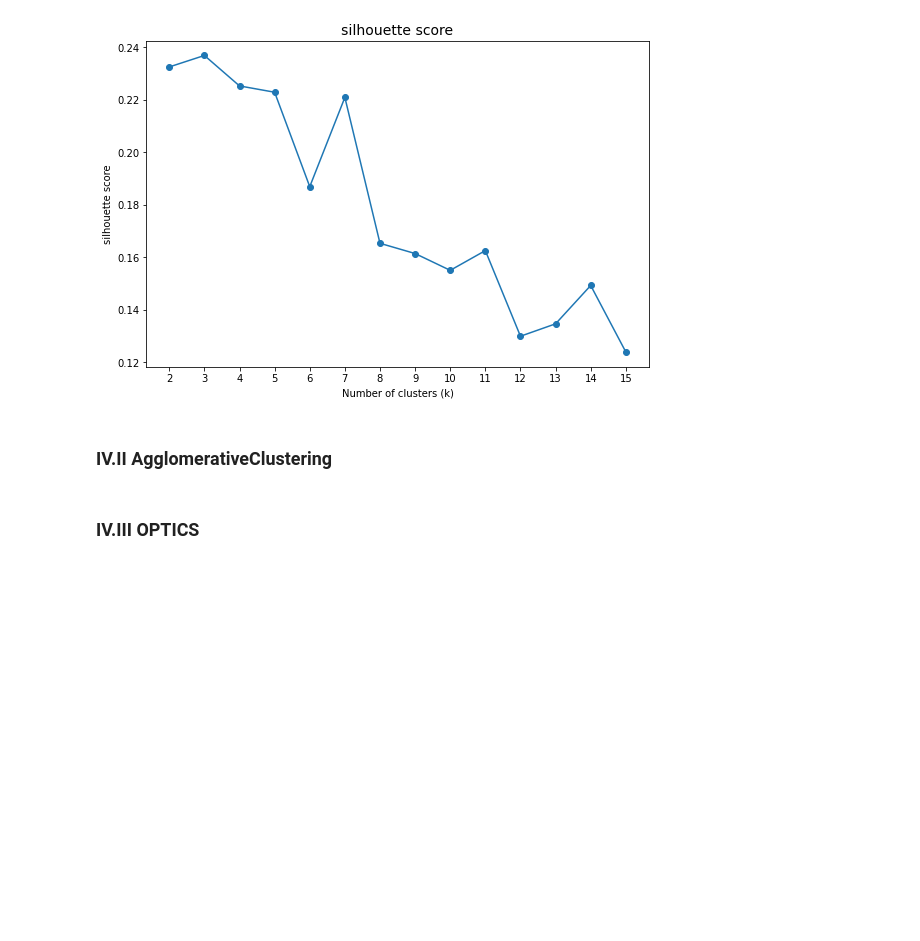
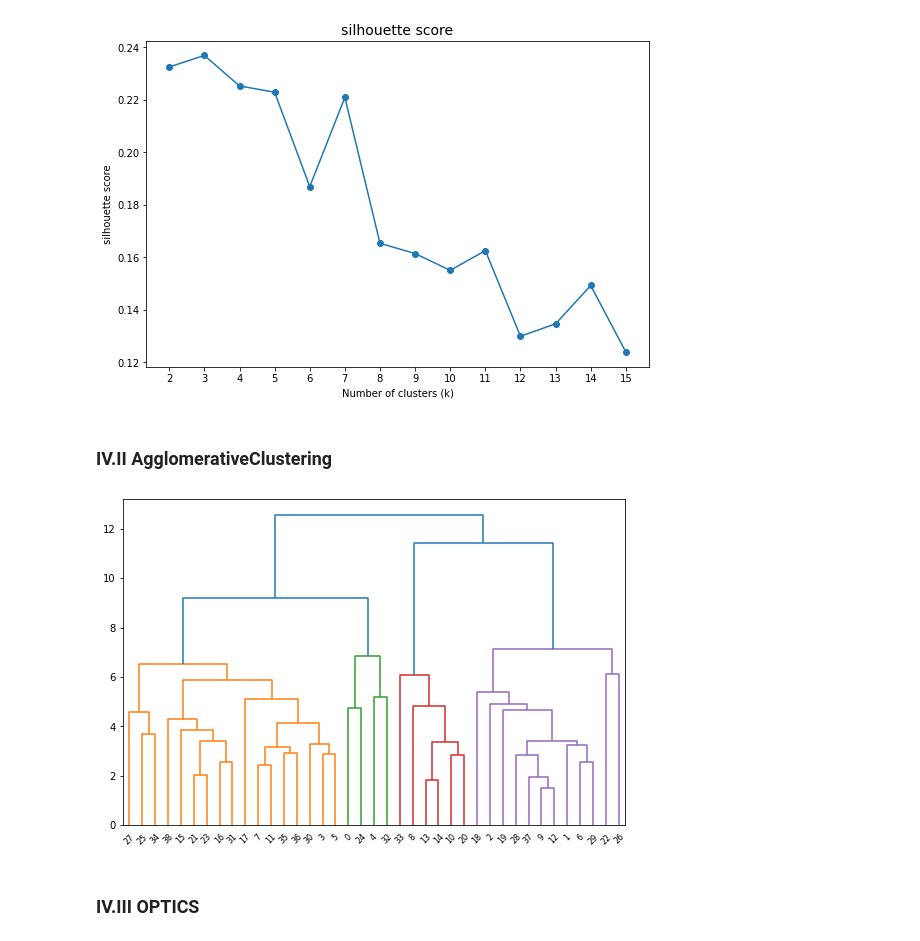
Before and after one commit to amakarewicz/BEngThesis, a Jupyter notebook: Clustering.ipynb, the cells around one changed output. Saved outputs shown, nothing was run; the diff lists cells and outputs as text; code cells hidden in the pictures; blank space fills up the shorter version.

```diff
--- a/Clustering.ipynb
+++ b/Clustering.ipynb
@@ -178,3 +228,7 @@ fig.show()
+# %%
+plot_dendrogram(agg)
+# %% [output]
+[figure, added]
 # %% [markdown]
 ### IV.III OPTICS
 # %%
```
Also changed, not shown: parts of 24 cells of this notebook, 1 other file.
